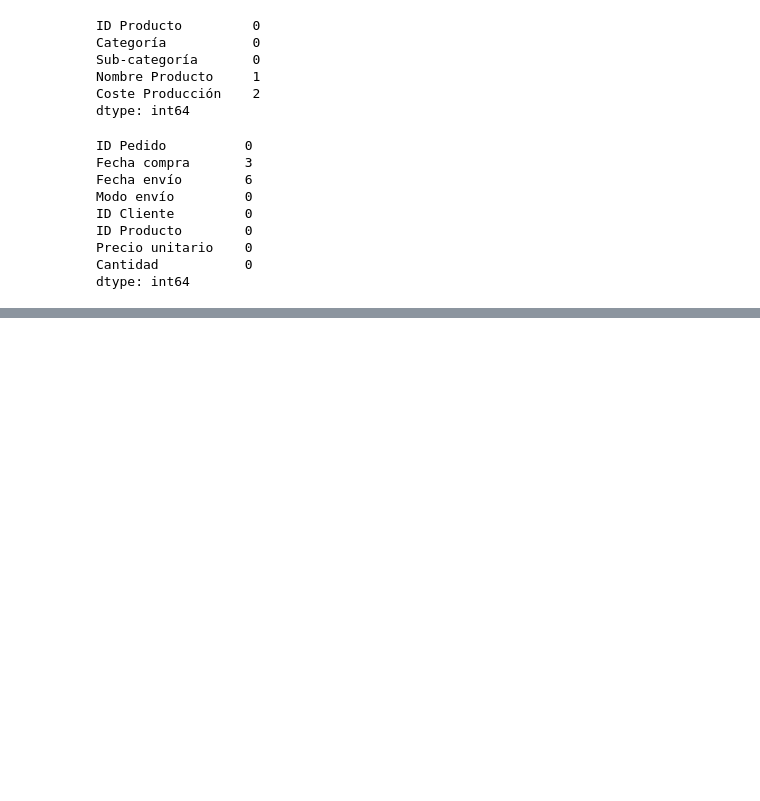
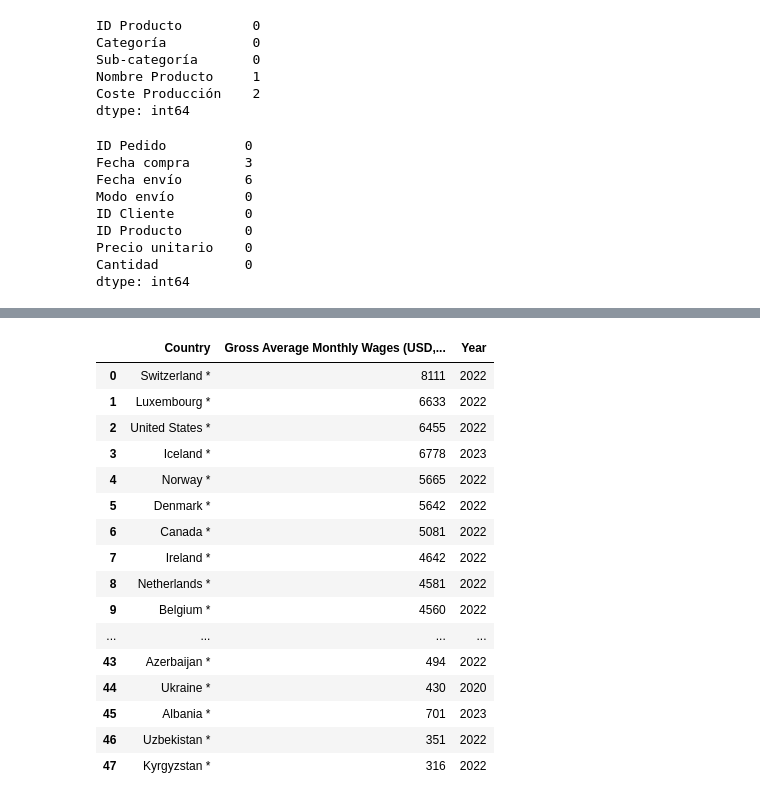
Before and after one commit to FedericoPerezCannizzaro/Practica-creo-Dataset, a Jupyter notebook: Creo - Dataset.ipynb, the cells around one changed output, grey strips where cells are left out. Cells and saved outputs as stored; diff of their text form; code cells hidden in the pictures; blank space fills up the shorter version.

```diff
--- a/Creo - Dataset.ipynb
+++ b/Creo - Dataset.ipynb
@@ -92,0 +208,24 @@ transformo en int las columnas con valores numericos que deben ser cambiadas
+# %%
+url = "https://en.wikipedia.org/wiki/List_of_countries_by_average_wage"
+r = requests.get(url)
+df_list = pd.read_html(r.text)
+df=df_list[1]
+df
+# %% [output]
+|  | Country | Gross Average Monthly Wages (USD,... | Year |
+| 0 | Switzerland * | 8111 | 2022 |
+| 1 | Luxembourg * | 6633 | 2022 |
+| 2 | United States * | 6455 | 2022 |
+| 3 | Iceland * | 6778 | 2023 |
+| 4 | Norway * | 5665 | 2022 |
+| 5 | Denmark * | 5642 | 2022 |
+| 6 | Canada * | 5081 | 2022 |
+| 7 | Ireland * | 4642 | 2022 |
+| 8 | Netherlands * | 4581 | 2022 |
+| 9 | Belgium * | 4560 | 2022 |
+| ... | ... | ... | ... |
+| 43 | Azerbaijan * | 494 | 2022 |
+| 44 | Ukraine * | 430 | 2020 |
+| 45 | Albania * | 701 | 2023 |
+| 46 | Uzbekistan * | 351 | 2022 |
+| 47 | Kyrgyzstan * | 316 | 2022 |
```
Also changed, not shown: parts of 24 cells of this notebook.
